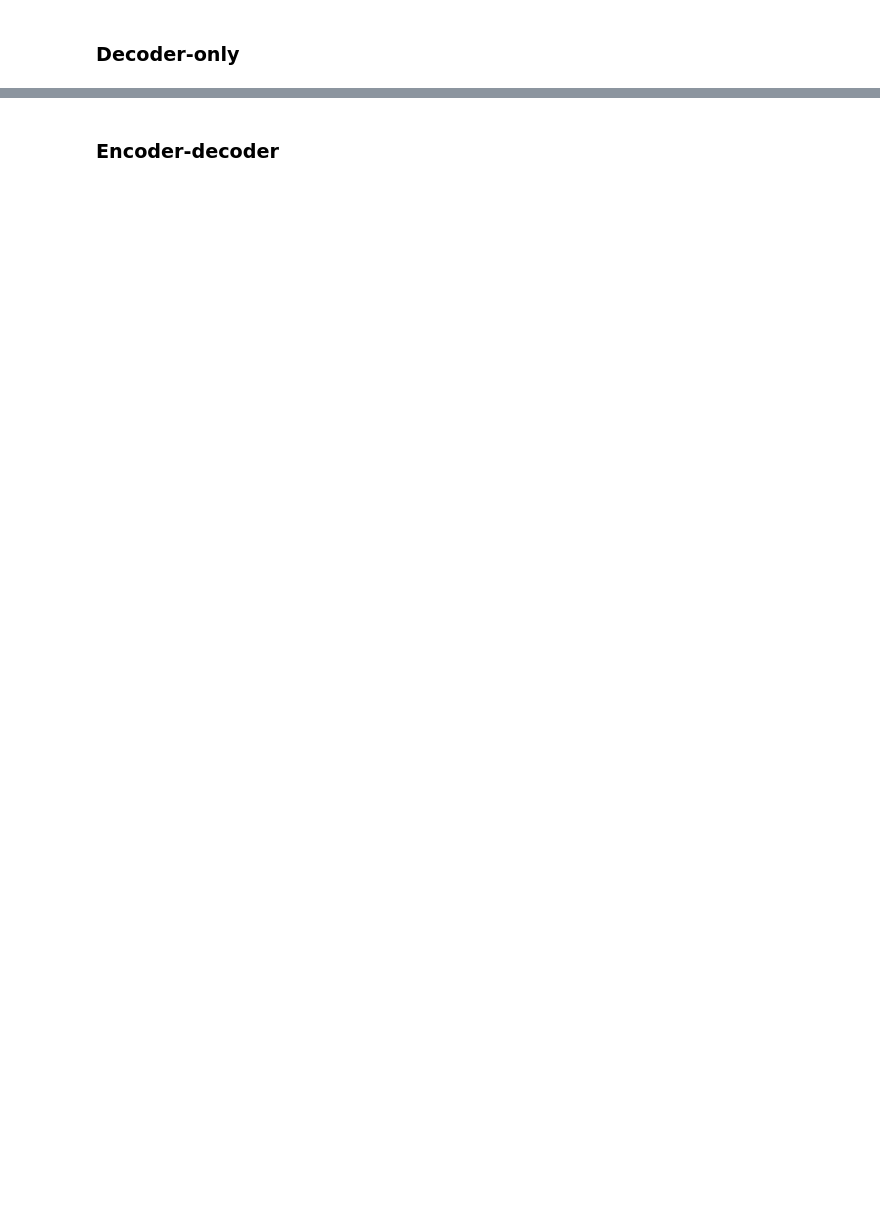
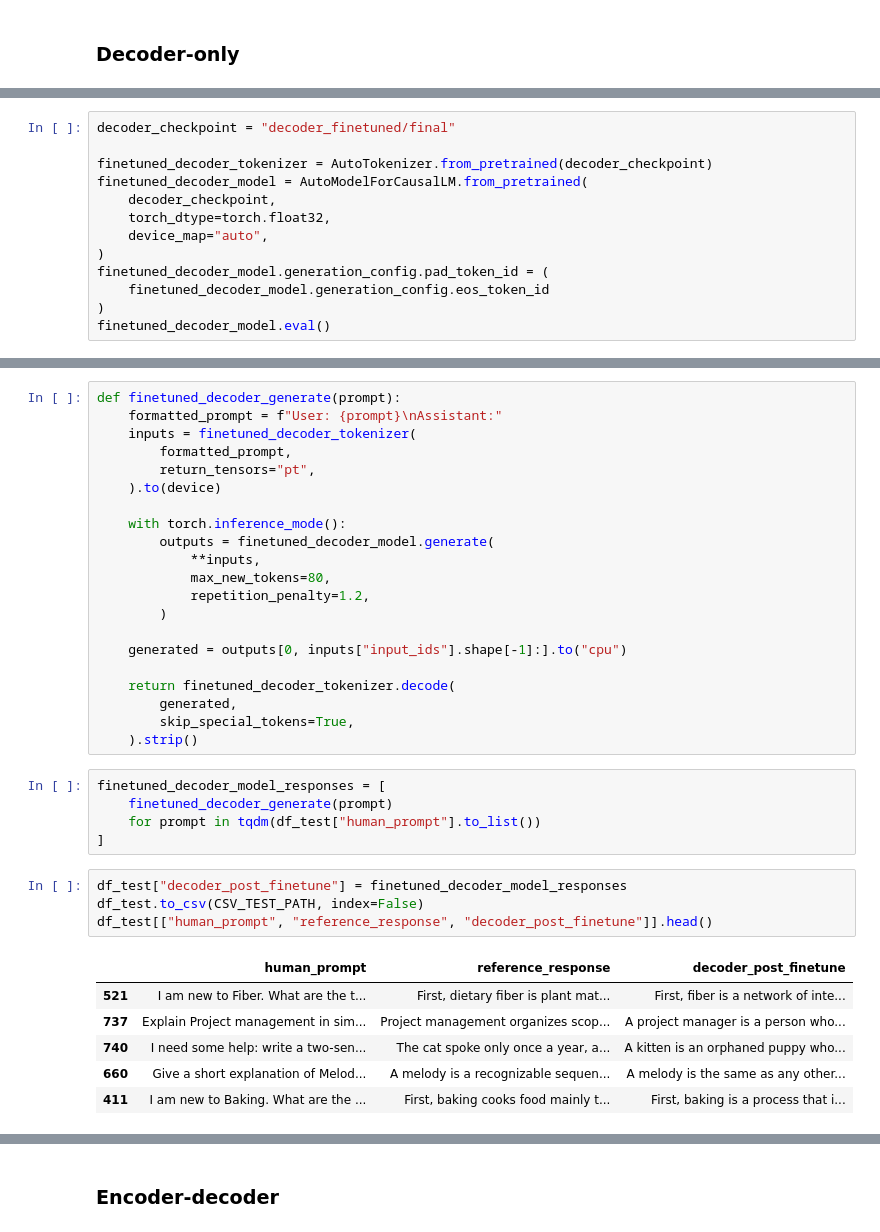
Before and after one commit to ivanVgusev/conversational-ai-and-llms, a Jupyter notebook: lab2_phrase_predictor/lab2.ipynb, the cells around one changed output, grey strips where cells are left out. Drawn from its saved outputs; the diff is of its cells as text; blank space fills up the shorter version.

```diff
--- a/lab2_phrase_predictor/lab2.ipynb
+++ b/lab2_phrase_predictor/lab2.ipynb
@@ -88,0 +365,13 @@ plt.show()
+# %%
+decoder_checkpoint = "decoder_finetuned/final"
+
+finetuned_decoder_tokenizer = AutoTokenizer.from_pretrained(decoder_checkpoint)
+finetuned_decoder_model = AutoModelForCausalLM.from_pretrained(
+    decoder_checkpoint,
+    torch_dtype=torch.float32,
+    device_map="auto",
+)
+finetuned_decoder_model.generation_config.pad_token_id = (
+    finetuned_decoder_model.generation_config.eos_token_id
+)
+finetuned_decoder_model.eval()
@@ -88,0 +396,37 @@ plt.show()
+# %%
+def finetuned_decoder_generate(prompt):
+    formatted_prompt = f"User: {prompt}\nAssistant:"
+    inputs = finetuned_decoder_tokenizer(
+        formatted_prompt,
+        return_tensors="pt",
+    ).to(device)
+
+    with torch.inference_mode():
+        outputs = finetuned_decoder_model.generate(
+            **inputs,
+            max_new_tokens=80,
+            repetition_penalty=1.2,
+        )
+
+    generated = outputs[0, inputs["input_ids"].shape[-1]:].to("cpu")
+
+    return finetuned_decoder_tokenizer.decode(
+        generated,
+        skip_special_tokens=True,
+    ).strip()
+# %%
+finetuned_decoder_model_responses = [
+    finetuned_decoder_generate(prompt)
+    for prompt in tqdm(df_test["human_prompt"].to_list())
+]
+# %%
+df_test["decoder_post_finetune"] = finetuned_decoder_model_responses
+df_test.to_csv(CSV_TEST_PATH, index=False)
+df_test[["human_prompt", "reference_response", "decoder_post_finetune"]].head()
+# %% [output]
+|  | human_prompt | reference_response | decoder_post_finetune |
+| 521 | I am new to Fiber. What are the t... | First, dietary fiber is plant mat... | First, fiber is a network of inte... |
+| 737 | Explain Project management in sim... | Project management organizes scop... | A project manager is a person who... |
+| 740 | I need some help: write a two-sen... | The cat spoke only once a year, a... | A kitten is an orphaned puppy who... |
+| 660 | Give a short explanation of Melod... | A melody is a recognizable sequen... | A melody is the same as any other... |
+| 411 | I am new to Baking. What are the ... | First, baking cooks food mainly t... | First, baking is a process that i... |
```
Also changed, not shown: parts of 51 cells of this notebook, 6 other files.
